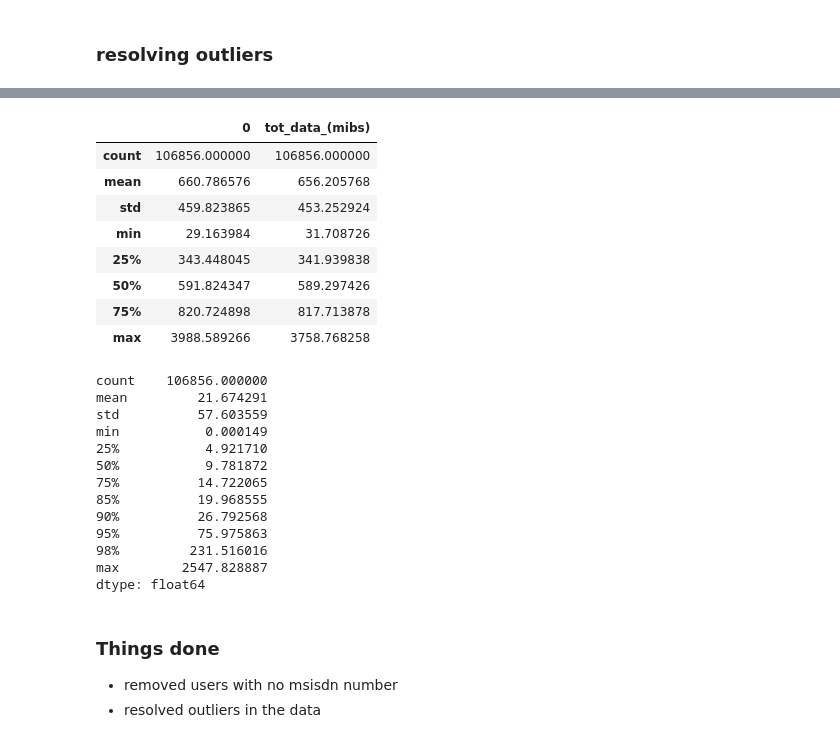
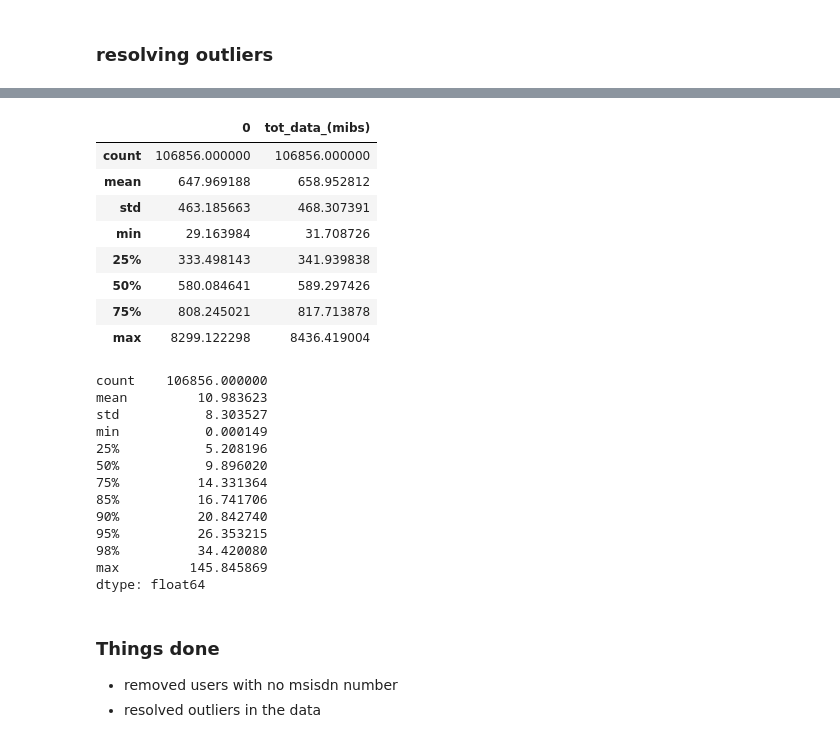
Before and after one commit to JimohAR/it_core_project1, a Jupyter notebook: src/notebooks/task1_1.ipynb, the cells around one changed output, grey strips where cells are left out. Drawn from its saved outputs; the diff is of its cells as text; code cells hidden in the pictures.

```diff
--- a/src/notebooks/task1_1.ipynb
+++ b/src/notebooks/task1_1.ipynb
@@ -258,7 +257,7 @@ total_dl_ul_data.describe() # values now in MiBs (mebibytes)
 apps = ['social_media_dl_(bytes)', 'social_media_ul_(bytes)', 'google_dl_(bytes)',
         'google_ul_(bytes)', 'email_dl_(bytes)', 'email_ul_(bytes)', 'youtube_dl_(bytes)',
         'youtube_ul_(bytes)', 'netflix_dl_(bytes)', 'netflix_ul_(bytes)', 'gaming_dl_(bytes)',
-        'gaming_ul_(bytes)', 'http_dl_(bytes)', 'http_ul_(bytes)', 'other_dl_(bytes)',
+        'gaming_ul_(bytes)', 'other_dl_(bytes)',
         'other_ul_(bytes)',
         ]
 # %%
@@ -304,7 +303,7 @@ customers_xdr_data.columns = ['tot_number_of_session', 'tot_sessions_duration_(h
                             'social_media_data_(mibs)', 'google_data_(mibs)',
                             'email_data_(mibs)', 'youtube_data_(mibs)',
                             'netflix_data_(mibs)', 'gaming_apps_data_(mibs)',
-                            'http_data_(mibs)', 'other_apps_data_(mibs)',
+                            'other_apps_data_(mibs)',
                             'tot_downloaded_data_(mibs)', 'tot_uploaded_data_(mibs)',
                             'tot_data_(mibs)'
                             ]
@@ -346,9 +344,3 @@ customers_xdr_data.describe(percentiles= [.25,.50,.75,.85,.9,.95,.98]).style
 | 95% | 3.000000 | 102.711458 | 5.797949 | 23.609796 | ... |
 | 98% | 4.000000 | 143.546556 | 7.491042 | 31.481145 | ... |
 | max | 18.000000 | 720.000000 | 41.365413 | 145.141460 | ... |
-# %%
-# resolving outliers with inter-quartile range (0,95) not because the figures are not possible but because
-# models won't perform well with such high variance and it'll also remove the unlikely figures too
-
-# DON'T RUN CELL MORE THAN ONCE !!!
-customers_xdr_data = resolve_outlier_iqr(customers_xdr_data, [0,.95])
@@ -355,46 +360,46 @@ customers_xdr_data = resolve_outlier_iqr(customers_xdr_data, [0,.95])
 # %%
 # by removing "other_apps_data_(mibs)" column the tot_data_(mibs) now looks really close to the
 # sum of all apps data usage
 (customers_xdr_data[[
                     'social_media_data_(mibs)', 'google_data_(mibs)',
                     'email_data_(mibs)', 'youtube_data_(mibs)',
                     'netflix_data_(mibs)', 'gaming_apps_data_(mibs)',
-                    'http_data_(mibs)', #'other_apps_data_(mibs)',
+                    #'other_apps_data_(mibs)',
                     ]].sum(1).to_frame()
                     .join(customers_xdr_data[["tot_data_(mibs)"]])
                 ).describe()
 # %% [output]
 |  | 0 | tot_data_(mibs) |
 | count | 106856.000000 | 106856.000000 |
-| mean | 660.786576 | 656.205768 |
-| std | 459.823865 | 453.252924 |
+| mean | 647.969188 | 658.952812 |
+| std | 463.185663 | 468.307391 |
 | min | 29.163984 | 31.708726 |
-| 25% | 343.448045 | 341.939838 |
-| 50% | 591.824347 | 589.297426 |
-| 75% | 820.724898 | 817.713878 |
-| max | 3988.589266 | 3758.768258 |
+| 25% | 333.498143 | 341.939838 |
+| 50% | 580.084641 | 589.297426 |
+| 75% | 808.245021 | 817.713878 |
+| max | 8299.122298 | 8436.419004 |
 # %%
 abs(customers_xdr_data[[
                     'social_media_data_(mibs)', 'google_data_(mibs)',
                     'email_data_(mibs)', 'youtube_data_(mibs)',
                     'netflix_data_(mibs)', 'gaming_apps_data_(mibs)',
-                    'http_data_(mibs)', #'other_apps_data_(mibs)',
+                    #'other_apps_data_(mibs)',
                     ]].sum(1)
     - customers_xdr_data["tot_data_(mibs)"]
     ).describe(percentiles= [.25,.50,.75,.85,.9,.95,.98])
 # %% [output]
 count    106856.000000
-mean         21.674291
-std          57.603559
+mean         10.983623
+std           8.303527
 min           0.000149
-25%           4.921710
-50%           9.781872
-75%          14.722065
-85%          19.968555
-90%          26.792568
-95%          75.975863
-98%         231.516016
-max        2547.828887
+25%           5.208196
+50%           9.896020
+75%          14.331364
+85%          16.741706
+90%          20.842740
+95%          26.353215
+98%          34.420080
+max         145.845869
 dtype: float64
 # %%
 # dropping "other_apps_data_(mibs)" column
```
Also changed, not shown: parts of 4 cells of this notebook, 2 other files.
